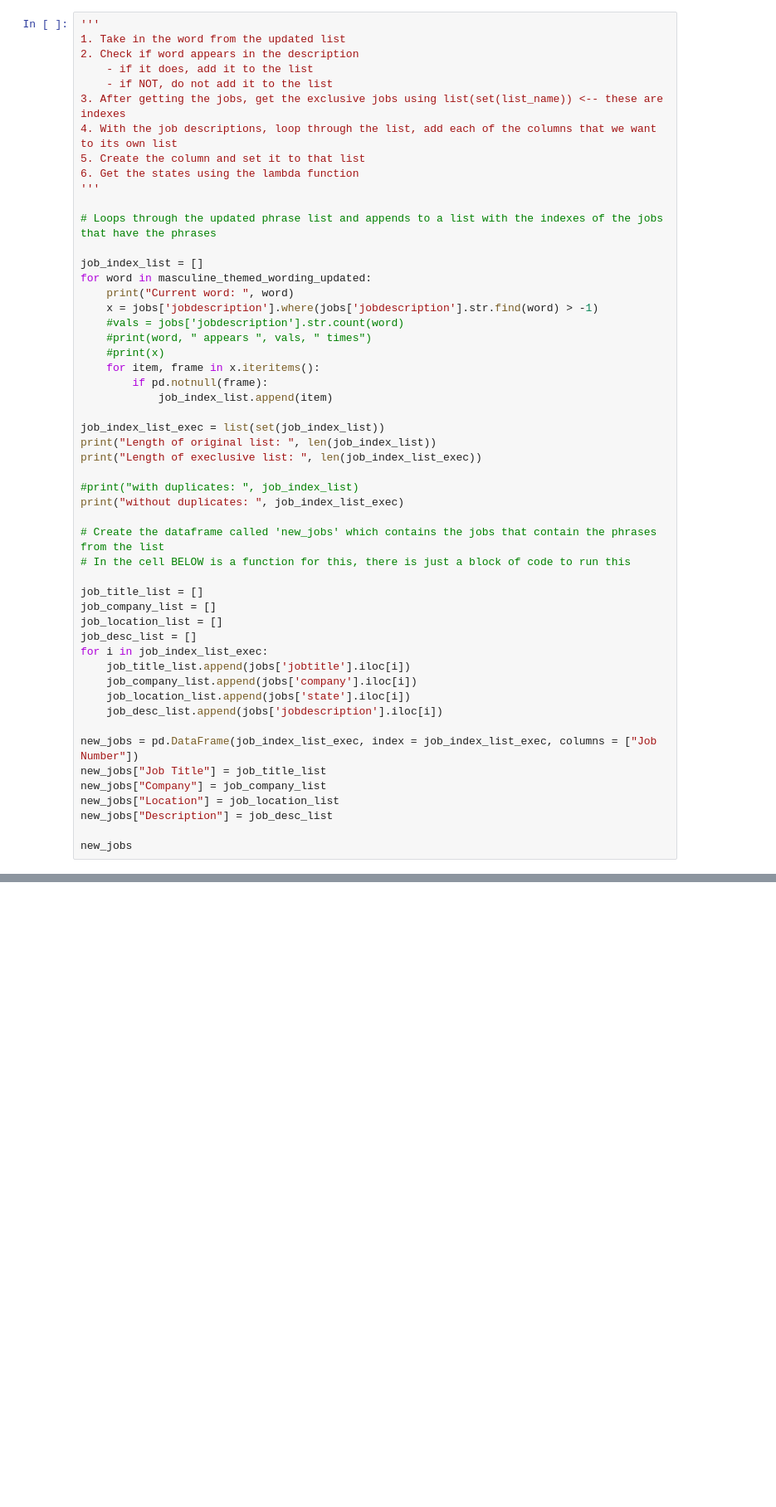
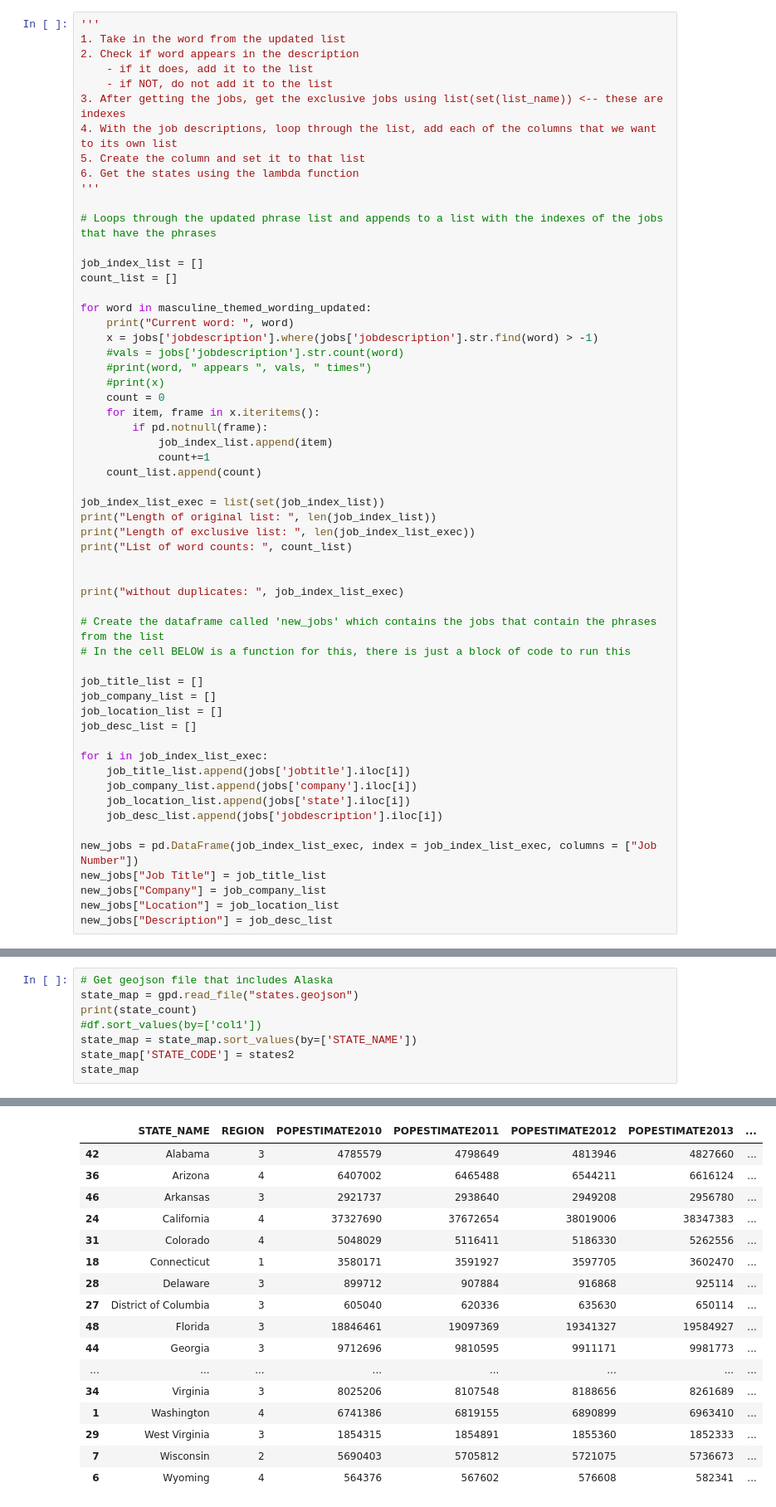
Before and after one commit to Kyle1668/cse184-pronoun-analysis, a Jupyter notebook: Question4.ipynb, the cells around one changed output, grey strips where cells are left out. Shown: that part at 83% size. Cells and saved outputs as stored; diff of their text form; blank space fills up the shorter version.

```diff
--- a/Question4.ipynb
+++ b/Question4.ipynb
@@ -145,21 +205,27 @@ Loading BokehJS ...
 # Loops through the updated phrase list and appends to a list with the indexes of the jobs that have the phrases
 
 job_index_list = []
+count_list = []
+
 for word in masculine_themed_wording_updated:
     print("Current word: ", word)
     x = jobs['jobdescription'].where(jobs['jobdescription'].str.find(word) > -1)
     #vals = jobs['jobdescription'].str.count(word)
     #print(word, " appears ", vals, " times")
     #print(x)
+    count = 0
     for item, frame in x.iteritems():
         if pd.notnull(frame):
             job_index_list.append(item)
+            count+=1
+    count_list.append(count)
 
 job_index_list_exec = list(set(job_index_list))
 print("Length of original list: ", len(job_index_list))
-print("Length of execlusive list: ", len(job_index_list_exec))
+print("Length of exclusive list: ", len(job_index_list_exec))
+print("List of word counts: ", count_list)
 
-#print("with duplicates: ", job_index_list)
+
 print("without duplicates: ", job_index_list_exec)
 
 # Create the dataframe called 'new_jobs' which contains the jobs that contain the phrases from the list
@@ -169,6 +235,7 @@ job_title_list = []
 job_company_list = []
 job_location_list = []
 job_desc_list = []
+
 for i in job_index_list_exec:
     job_title_list.append(jobs['jobtitle'].iloc[i])
     job_company_list.append(jobs['company'].iloc[i])
@@ -180,8 +247,6 @@ new_jobs["Job Title"] = job_title_list
 new_jobs["Company"] = job_company_list
 new_jobs["Location"] = job_location_list
 new_jobs["Description"] = job_desc_list
-
-new_jobs
 # %% [output]
 Current word:  active
 Current word:  adventurous
@@ -220,0 +467,9 @@ without duplicates:  [0, 1, 2, 3, 6, 9, 10, 11, 12, 13, 15, 17, 18, 19, 20, 21,
+# %%
+# Get geojson file that includes Alaska
+state_map = gpd.read_file("states.geojson")
+print(state_count)
+#df.sort_values(by=['col1'])
+state_map = state_map.sort_values(by=['STATE_NAME'])
+state_map['STATE_CODE'] = states2
+state_map
+# %% [output]
@@ -220,0 +493,17 @@ without duplicates:  [0, 1, 2, 3, 6, 9, 10, 11, 12, 13, 15, 17, 18, 19, 20, 21,
+|  | STATE_NAME | REGION | POPESTIMATE2010 | POPESTIMATE2011 | POPESTIMATE2012 | POPESTIMATE2013 | ... |
+| 42 | Alabama | 3 | 4785579 | 4798649 | 4813946 | 4827660 | ... |
+| 36 | Arizona | 4 | 6407002 | 6465488 | 6544211 | 6616124 | ... |
+| 46 | Arkansas | 3 | 2921737 | 2938640 | 2949208 | 2956780 | ... |
+| 24 | California | 4 | 37327690 | 37672654 | 38019006 | 38347383 | ... |
+| 31 | Colorado | 4 | 5048029 | 5116411 | 5186330 | 5262556 | ... |
+| 18 | Connecticut | 1 | 3580171 | 3591927 | 3597705 | 3602470 | ... |
+| 28 | Delaware | 3 | 899712 | 907884 | 916868 | 925114 | ... |
+| 27 | District of Columbia | 3 | 605040 | 620336 | 635630 | 650114 | ... |
+| 48 | Florida | 3 | 18846461 | 19097369 | 19341327 | 19584927 | ... |
+| 44 | Georgia | 3 | 9712696 | 9810595 | 9911171 | 9981773 | ... |
+| ... | ... | ... | ... | ... | ... | ... | ... |
+| 34 | Virginia | 3 | 8025206 | 8107548 | 8188656 | 8261689 | ... |
+| 1 | Washington | 4 | 6741386 | 6819155 | 6890899 | 6963410 | ... |
+| 29 | West Virginia | 3 | 1854315 | 1854891 | 1855360 | 1852333 | ... |
+| 7 | Wisconsin | 2 | 5690403 | 5705812 | 5721075 | 5736673 | ... |
+| 6 | Wyoming | 4 | 564376 | 567602 | 576608 | 582341 | ... |
```
Also changed, not shown: parts of 27 cells of this notebook.
